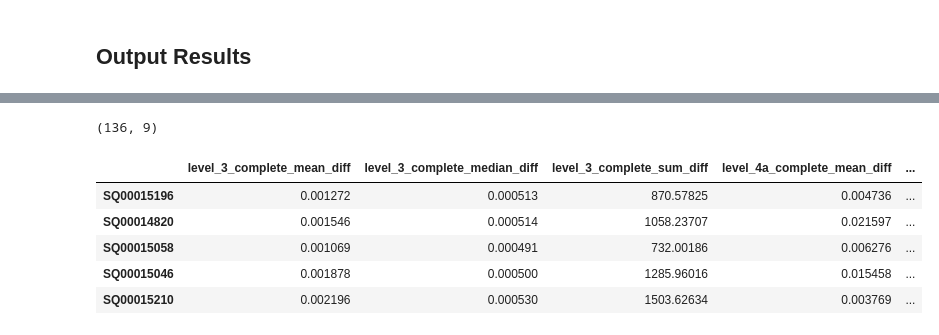
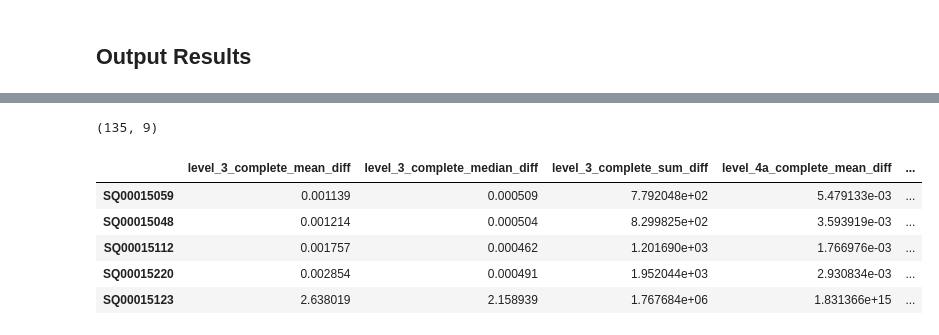
Before and after one commit to broadinstitute/lincs-cell-painting, a Jupyter notebook: comparison/0.get-cytominer-tool-differences.ipynb, the cells around one changed output, grey strips where cells are left out. Saved outputs shown, nothing was run; the diff lists cells and outputs as text; code cells hidden in the pictures.

Commit message:
rerun comparison module with reprocessed profiles

```diff
--- a/comparison/0.get-cytominer-tool-differences.ipynb
+++ b/comparison/0.get-cytominer-tool-differences.ipynb
@@ -118,7 +118,7 @@ output_dir.mkdir(parents=True, exist_ok=True)
 # %%
 # Set input directories
 # Note, pycytominer profiles are processed and exist in this repository
-pycytominer_dir = pathlib.Path("../profiles/backend/", batch)
+pycytominer_dir = pathlib.Path("../profiles/", batch)
 
 # Note, cytominer profiles were processed separately and exist in many different locations.
 # This location represents the exact files that were previously profiled using cytominer.
@@ -126,7 +126,7 @@ pycytominer_dir = pathlib.Path("../profiles/backend/", batch)
 # To reproduce the analysis, update the appropriate cytominer path.
 home_dir = pycytominer_dir.home()
 cytominer_dir = pathlib.Path(
-    f"{home_dir}/work/projects/{project}/workspace/backend/{batch}/"
+    f"{home_dir}/bucket/projects/{project}/workspace/backend/{batch}/"
 )
 # %% [output]
 [interactive output not drawn]
@@ -489,38 +545,43 @@ level_4a_complete_df = pd.concat(
     ],
     axis="columns",
 )
 
 level_4a_complete_df.columns = [f"level_4a_{x}" for x in level_4a_complete_df.columns]
 
 # Concatenate level 4b results
 level_4b_complete_df = pd.concat(
     [
         level_4b_completemean_diff_df,
         level_4b_completemedian_diff_df,
         level_4b_completesum_diff_df,
     ],
     axis="columns",
 )
 
 level_4b_complete_df.columns = [f"level_4b_{x}" for x in level_4b_complete_df.columns]
 
 # Combine all results
 complete_df = pd.concat(
-    [level_3_complete_df, level_4a_complete_df, level_4b_complete_df,], axis="columns",
+    [
+        level_3_complete_df,
+        level_4a_complete_df,
+        level_4b_complete_df,
+    ],
+    axis="columns",
 )
 
 # Output file
 output_file = f"{output_dir}/comparison_result_metric_summary.tsv"
 complete_df.to_csv(output_file, sep="\t", index=True)
 
 print(complete_df.shape)
 complete_df.head()
 # %% [output]
-(136, 9)
+(135, 9)
 |  | level_3_complete_mean_diff | level_3_complete_median_diff | level_3_complete_sum_diff | level_4a_complete_mean_diff | ... |
-| SQ00015196 | 0.001272 | 0.000513 | 870.57825 | 0.004736 | ... |
-| SQ00014820 | 0.001546 | 0.000514 | 1058.23707 | 0.021597 | ... |
-| SQ00015058 | 0.001069 | 0.000491 | 732.00186 | 0.006276 | ... |
-| SQ00015046 | 0.001878 | 0.000500 | 1285.96016 | 0.015458 | ... |
-| SQ00015210 | 0.002196 | 0.000530 | 1503.62634 | 0.003769 | ... |
+| SQ00015059 | 0.001139 | 0.000509 | 7.792048e+02 | 5.479133e-03 | ... |
+| SQ00015048 | 0.001214 | 0.000504 | 8.299825e+02 | 3.593919e-03 | ... |
+| SQ00015112 | 0.001757 | 0.000462 | 1.201690e+03 | 1.766976e-03 | ... |
+| SQ00015220 | 0.002854 | 0.000491 | 1.952044e+03 | 2.930834e-03 | ... |
+| SQ00015123 | 2.638019 | 2.158939 | 1.767684e+06 | 1.831366e+15 | ... |
 [interactive output not drawn]
```
Also changed, not shown: parts of 5 cells of this notebook, 29 other files.
